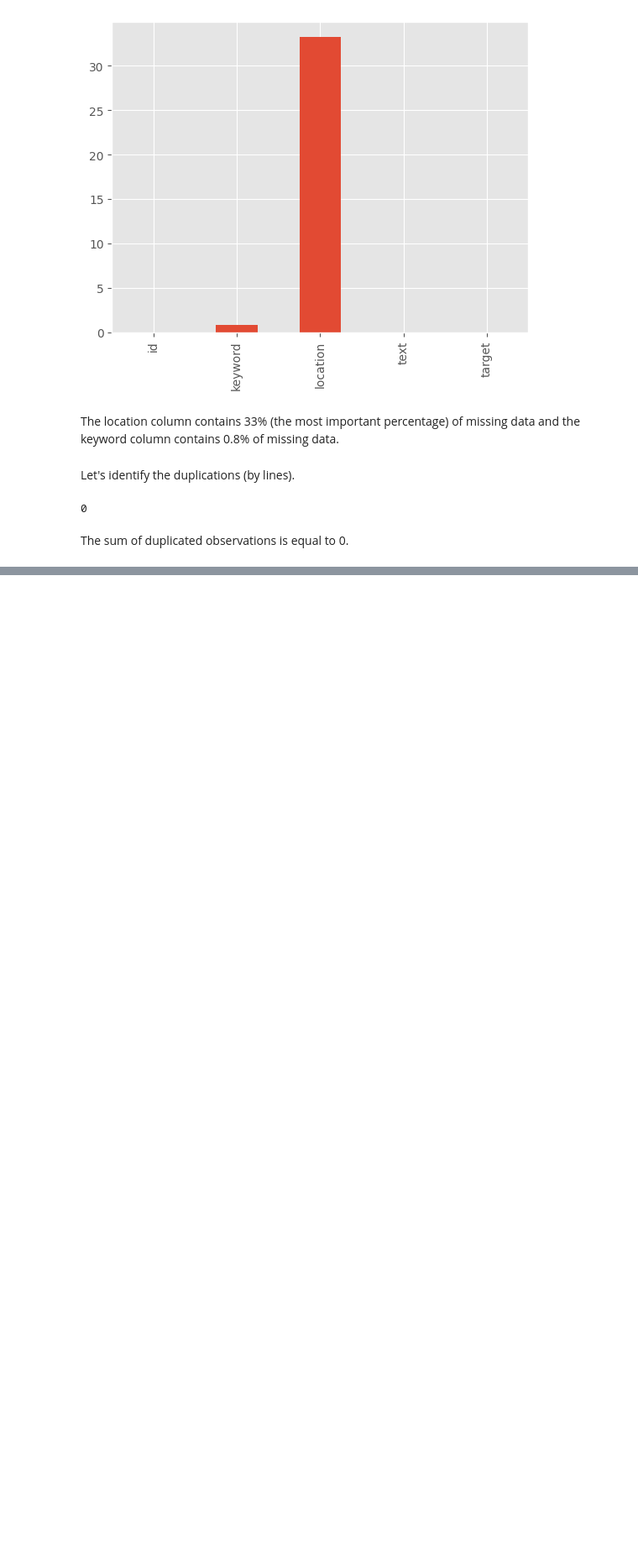
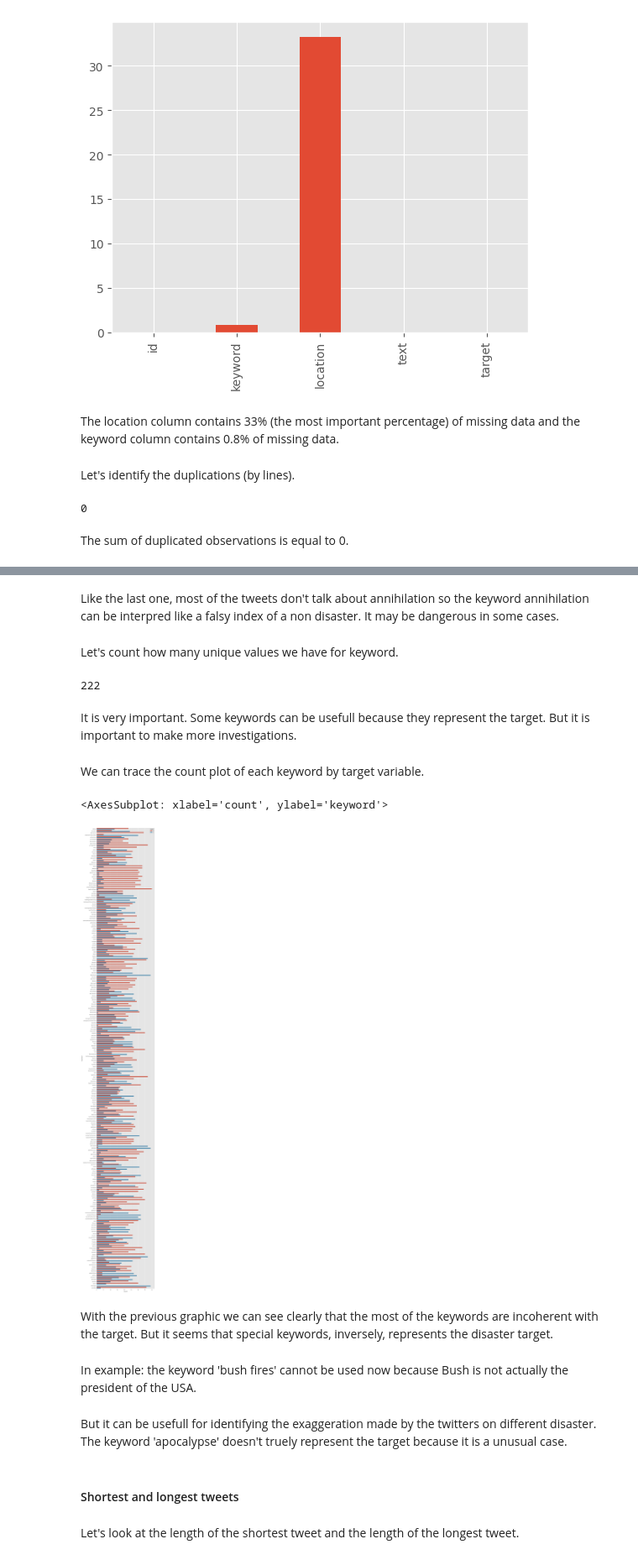
Before and after one commit to Oumar199/nlp_programs_exercises, a Jupyter notebook: kaggle_tweet_competition.ipynb, the cells around one changed output, grey strips where cells are left out. Shown at 84% size. Cells and saved outputs as stored; diff of their text form; code cells hidden in the pictures; blank space fills up the shorter version.

```diff
--- a/kaggle_tweet_competition.ipynb
+++ b/kaggle_tweet_competition.ipynb
@@ -83,0 +185,28 @@ The sum of duplicated observations is equal to 0.
+# %% [markdown]
+Like the last one, most of the tweets don't talk about annihilation so the keyword annihilation can be interpred like a falsy index of a non disaster. It may be dangerous in some cases.
+# %% [markdown]
+Let's count how many unique values we have for keyword.
+# %%
+len(train_set_['keyword'].unique())
+# %% [output]
+222
+# %% [markdown]
+It is very important. Some keywords can be usefull because they represent the target. But it is important to make more investigations.
+# %% [markdown]
+We can trace the count plot of each keyword by target variable.
+# %%
+plt.figure(figsize=(10, 80))
+sns.countplot(data=train_set_, y = 'keyword', hue='target')
+# %% [output]
+<AxesSubplot: xlabel='count', ylabel='keyword'>
+[figure, added]
+# %% [markdown]
+With the previous graphic we can see clearly that the most of the keywords are incoherent with the target. But it seems that special keywords, inversely, represents the disaster target.
+# %% [markdown]
+In example: the keyword 'bush fires' cannot be used now because Bush is not actually the president of the USA.
+# %% [markdown]
+But it can be usefull for identifying the exaggeration made by the twitters on different disaster. The keyword 'apocalypse' doesn't truely represent the target because it is a unusual case.
+# %% [markdown]
+#### Shortest and longest tweets
+# %% [markdown]
+Let's look at the length of the shortest tweet and the length of the longest tweet.
```
Also changed, not shown: parts of 34 cells of this notebook, 1 other file.
